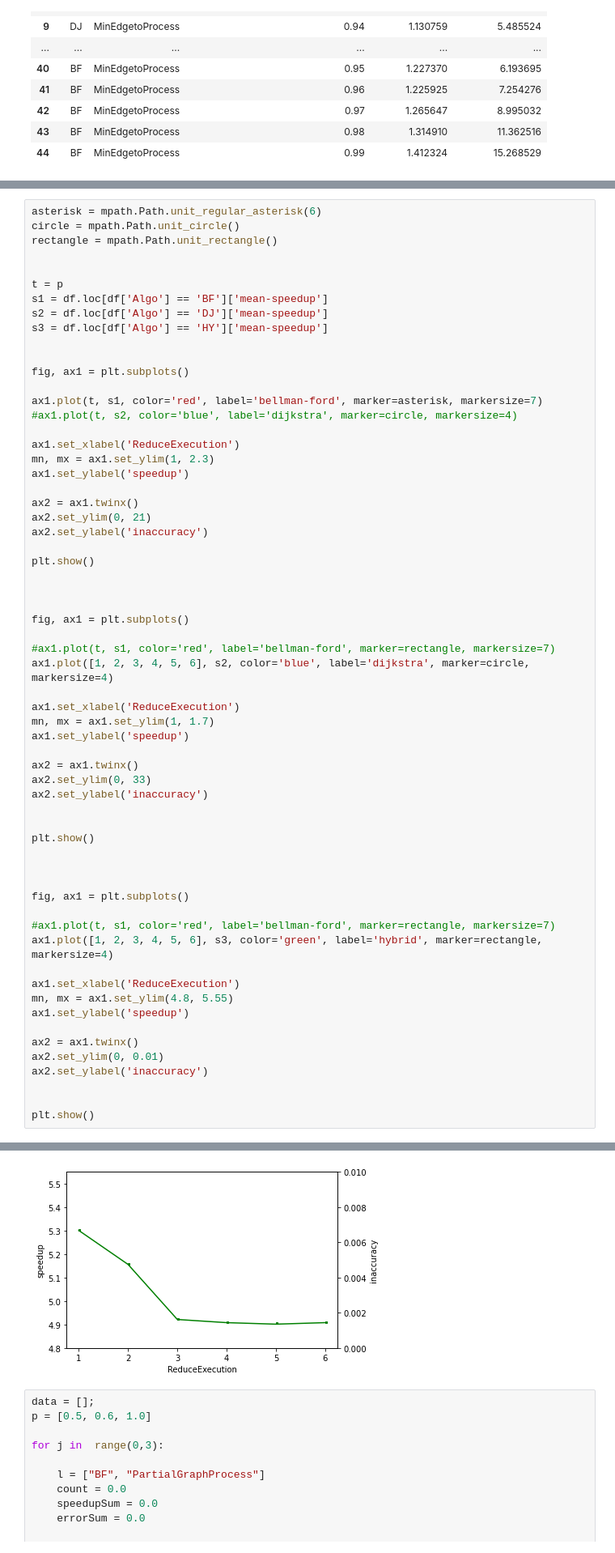
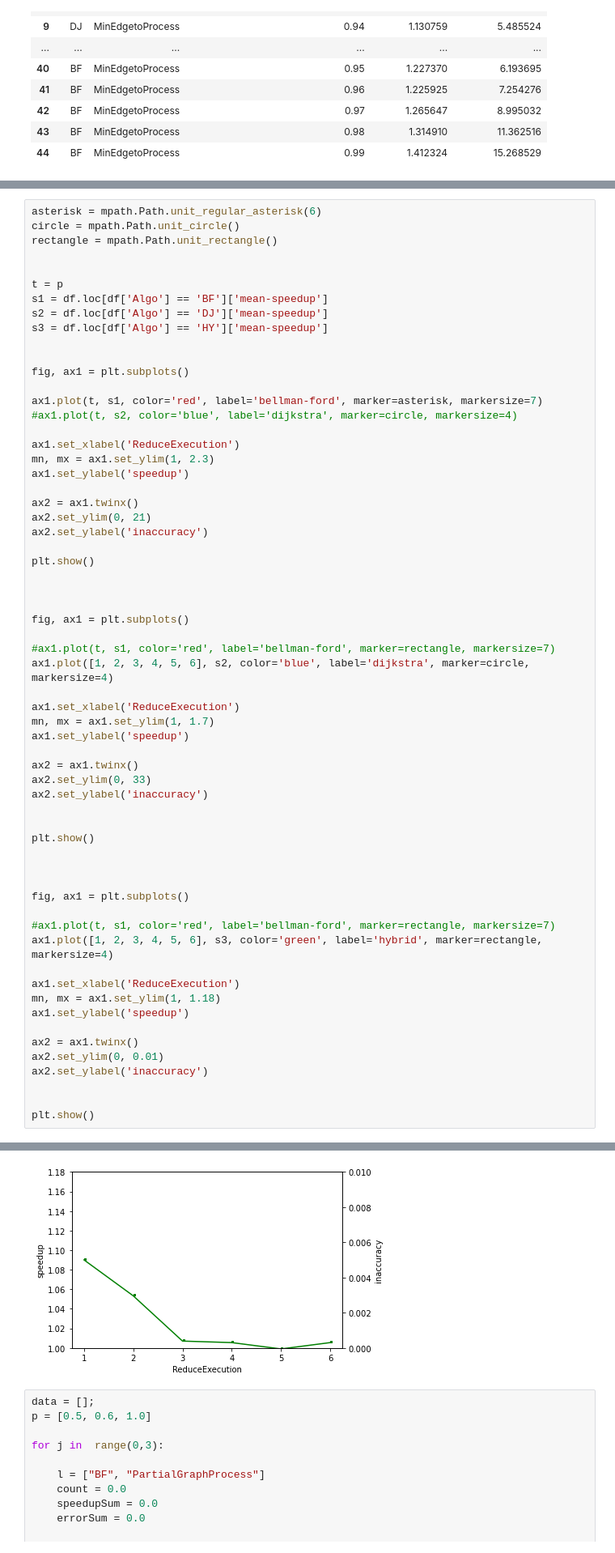
Before and after one commit to busenuraktilav/GPUProject, a Jupyter notebook: model_prediction/graphical_visuals_for_paper.ipynb, the cells around one changed output, grey strips where cells are left out. Shown at 81% size. Saved outputs shown, nothing was run; the diff lists cells and outputs as text.

```diff
--- a/model_prediction/graphical_visuals_for_paper.ipynb
+++ b/model_prediction/graphical_visuals_for_paper.ipynb
@@ -738,35 +738,35 @@ ax1.plot([1, 2, 3, 4, 5, 6], s2, color='blue', label='dijkstra', marker=circle,
 ax1.set_xlabel('ReduceExecution')
 mn, mx = ax1.set_ylim(1, 1.7)
 ax1.set_ylabel('speedup')
 
 ax2 = ax1.twinx()
 ax2.set_ylim(0, 33)
 ax2.set_ylabel('inaccuracy')
 
 
 plt.show()
 
 
 
 fig, ax1 = plt.subplots()
 
 #ax1.plot(t, s1, color='red', label='bellman-ford', marker=rectangle, markersize=7)
 ax1.plot([1, 2, 3, 4, 5, 6], s3, color='green', label='hybrid', marker=rectangle, markersize=4)
 
 ax1.set_xlabel('ReduceExecution')
-mn, mx = ax1.set_ylim(4.8, 5.55)
+mn, mx = ax1.set_ylim(1, 1.18)
 ax1.set_ylabel('speedup')
 
 ax2 = ax1.twinx()
 ax2.set_ylim(0, 0.01)
 ax2.set_ylabel('inaccuracy')
 
 
 plt.show()
 # %% [output]
 [figure]
 [figure]
-[figure, old version]
+[figure, new version]
 # %%
 data = [];
 p = [0.5, 0.6, 1.0]
```
Also changed, not shown: parts of 5 cells of this notebook, 4 other files.
